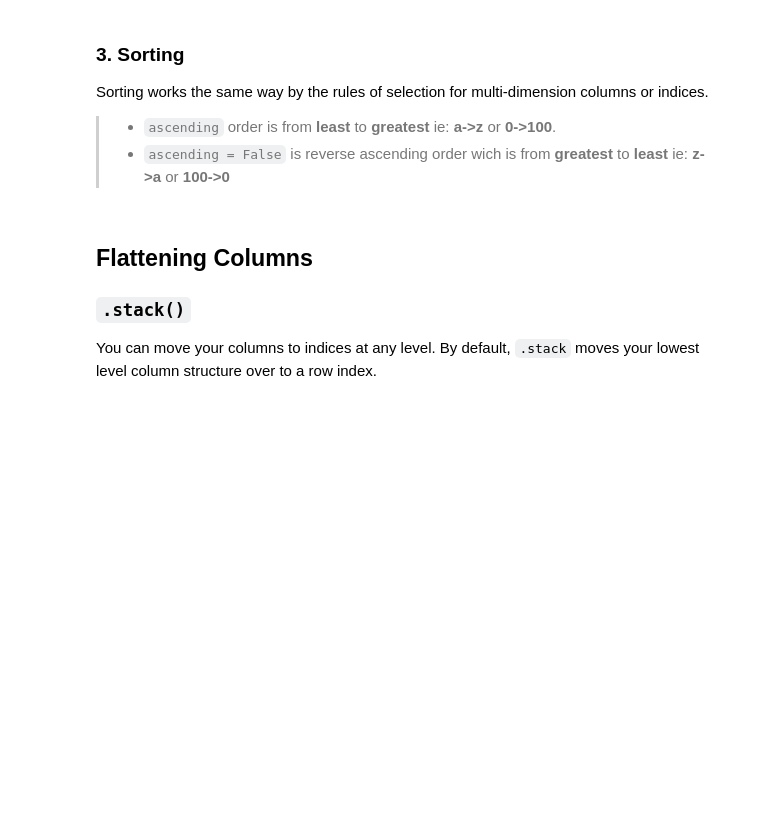
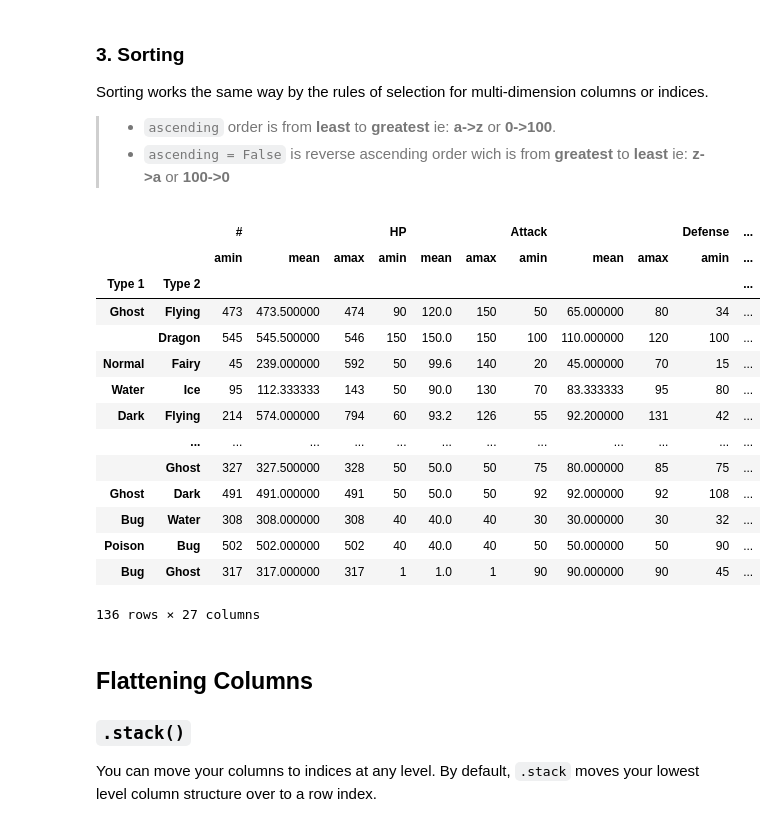
Before and after one commit to dyerrington/ai-advanced-pandas, a Jupyter notebook: notebooks/03_multi_indexing.ipynb, the cells around one changed output. Cells and saved outputs as stored; diff of their text form; code cells hidden in the pictures; blank space fills up the shorter version.

```diff
--- a/notebooks/03_multi_indexing.ipynb
+++ b/notebooks/03_multi_indexing.ipynb
@@ -110,8 +290,27 @@ Sorting works the same way by the rules of selection for multi-dimension columns
 # %%
 ## first example:
 # ascending = False
+poke_multi.sort_values([('HP', 'amax')], ascending = False)
+
 ## Second example:
 # ascending = [False, True]
+poke_multi.sort_values([('HP', 'amax'), ('Attack', 'amin')], ascending = [False, True])
+# %% [output]
+|  |  | # |  |  | HP |  |  | Attack |  |  | Defense | ... |
+|  |  | amin | mean | amax | amin | mean | amax | amin | mean | amax | amin | ... |
+| Type 1 | Type 2 |  |  |  |  |  |  |  |  |  |  | ... |
+| Ghost | Flying | 473 | 473.500000 | 474 | 90 | 120.0 | 150 | 50 | 65.000000 | 80 | 34 | ... |
+|  | Dragon | 545 | 545.500000 | 546 | 150 | 150.0 | 150 | 100 | 110.000000 | 120 | 100 | ... |
+| Normal | Fairy | 45 | 239.000000 | 592 | 50 | 99.6 | 140 | 20 | 45.000000 | 70 | 15 | ... |
+| Water | Ice | 95 | 112.333333 | 143 | 50 | 90.0 | 130 | 70 | 83.333333 | 95 | 80 | ... |
+| Dark | Flying | 214 | 574.000000 | 794 | 60 | 93.2 | 126 | 55 | 92.200000 | 131 | 42 | ... |
+|  | ... | ... | ... | ... | ... | ... | ... | ... | ... | ... | ... | ... |
+|  | Ghost | 327 | 327.500000 | 328 | 50 | 50.0 | 50 | 75 | 80.000000 | 85 | 75 | ... |
+| Ghost | Dark | 491 | 491.000000 | 491 | 50 | 50.0 | 50 | 92 | 92.000000 | 92 | 108 | ... |
+| Bug | Water | 308 | 308.000000 | 308 | 40 | 40.0 | 40 | 30 | 30.000000 | 30 | 32 | ... |
+| Poison | Bug | 502 | 502.000000 | 502 | 40 | 40.0 | 40 | 50 | 50.000000 | 50 | 90 | ... |
+| Bug | Ghost | 317 | 317.000000 | 317 | 1 | 1.0 | 1 | 90 | 90.000000 | 90 | 45 | ... |
+136 rows × 27 columns
 # %% [markdown]
 ## Flattening Columns
 
```
Also changed, not shown: parts of 17 cells of this notebook, 3 other files.
